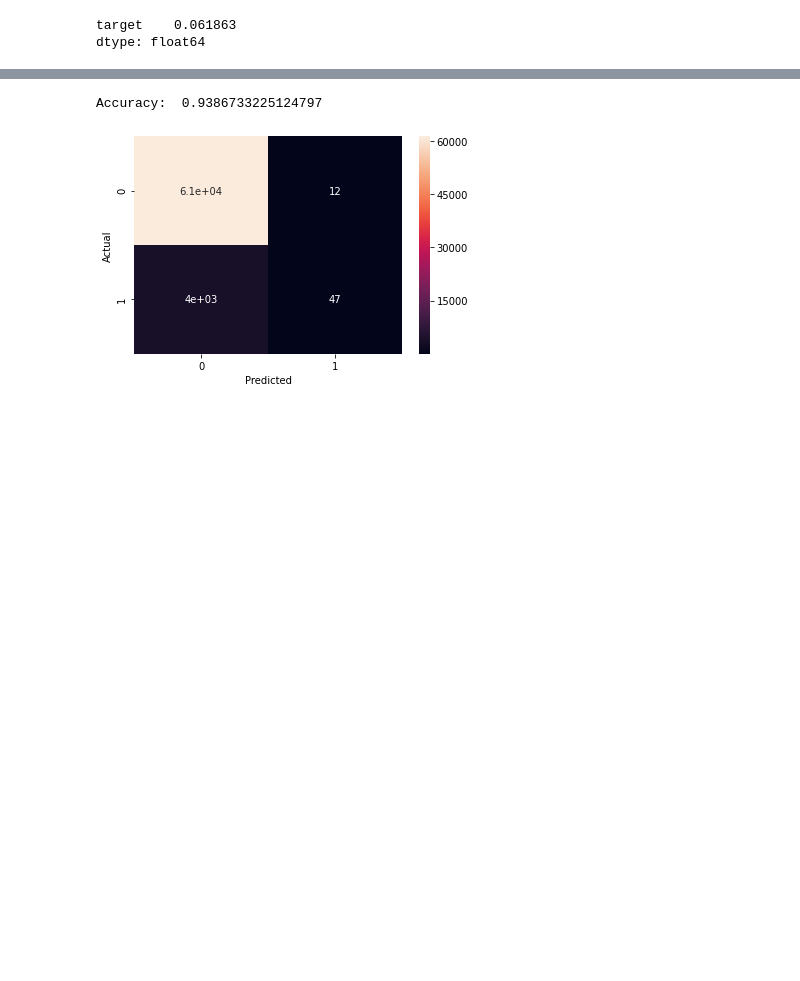
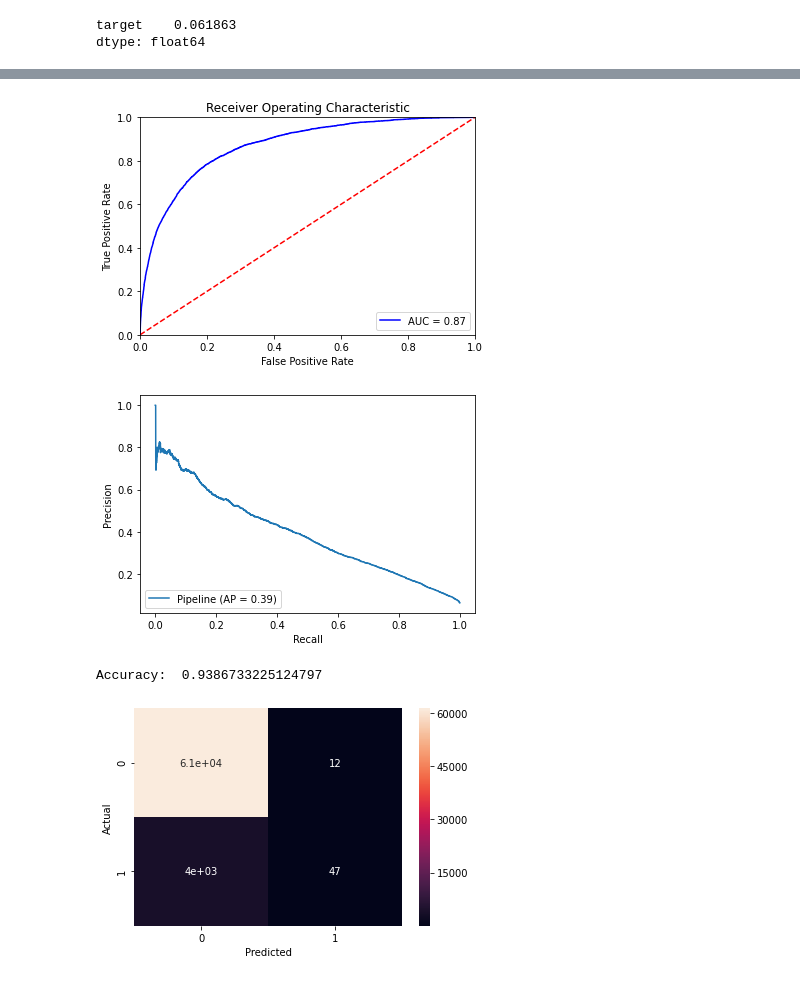
Before and after one commit to shiranimehr/Capstone-two, a Jupyter notebook: insincere_questions_classification/notebooks/Modeling.ipynb, the cells around one changed output, grey strips where cells are left out. Cells and saved outputs as stored; diff of their text form; code cells hidden in the pictures; blank space fills up the shorter version.

```diff
--- a/insincere_questions_classification/notebooks/Modeling.ipynb
+++ b/insincere_questions_classification/notebooks/Modeling.ipynb
@@ -158,14 +125,23 @@ Accuracy:  0.938168009065017
 # %%
 # Naive Bayes
 naive_bayes_clf = Pipeline([
     ('vect', CountVectorizer()),
     ('tfidf', TfidfTransformer()),
     ('clf', MultinomialNB()),
 ])
 naive_bayes_clf.fit(X_train['question_text'], y_train['target'])
+
+plot_roc(naive_bayes_clf, X_test['question_text'], y_test['target'])
+
+[precision, recall, average_precision] = calculate_precision_recall(naive_bayes_clf,
+                                                                    X_test['question_text'],
+                                                                    y_test['target'])
+
 naive_bayes_predicted = naive_bayes_clf.predict(X_test['question_text'])
 calculate_accuracy(y_test['target'],naive_bayes_predicted)
 plot_confusion_matrix(y_test['target'],naive_bayes_predicted)
 # %% [output]
+[figure, new version]
+[figure, added]
 Accuracy:  0.9386733225124797
-[figure, old version]
+[figure, added]
```
Also changed, not shown: parts of 14 cells of this notebook.
